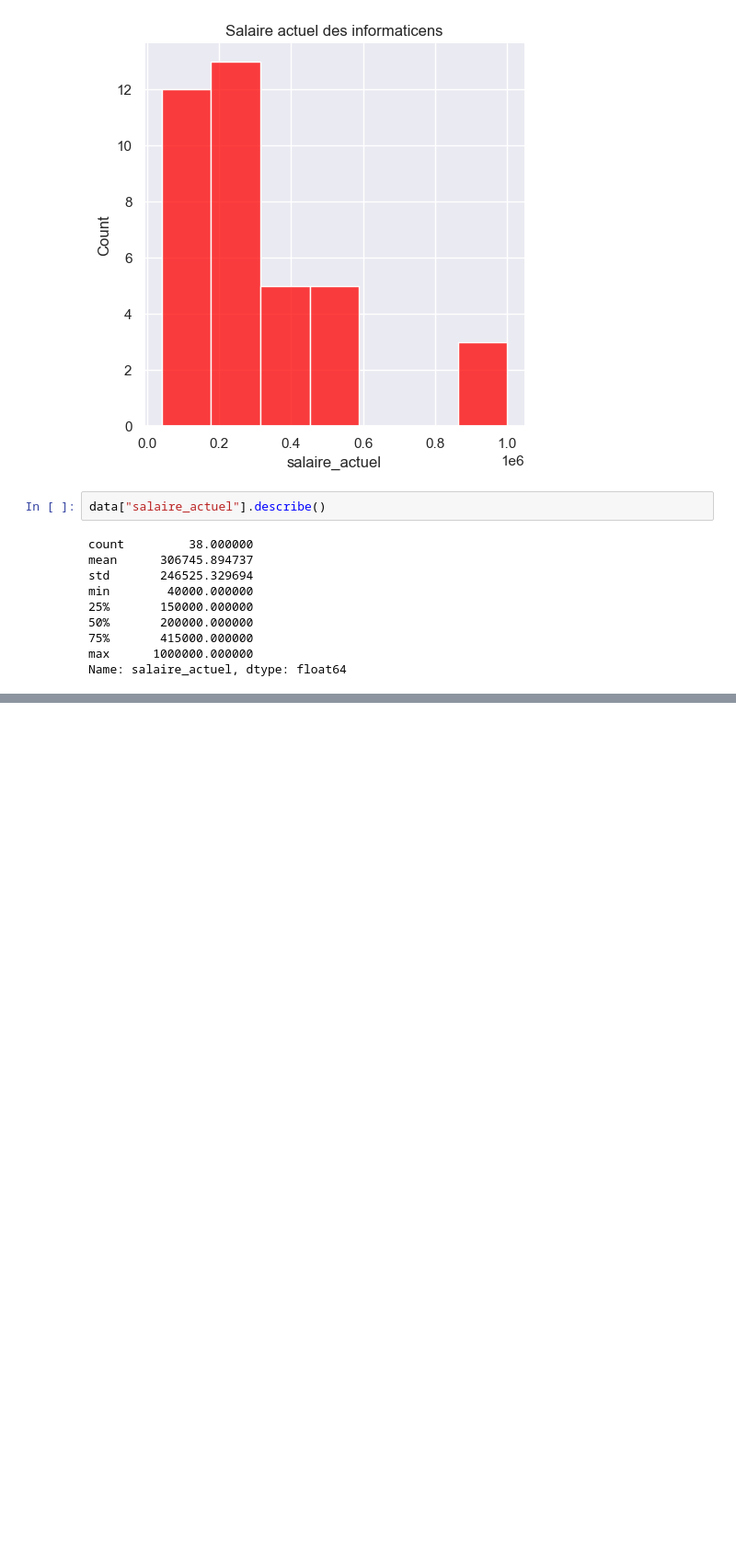
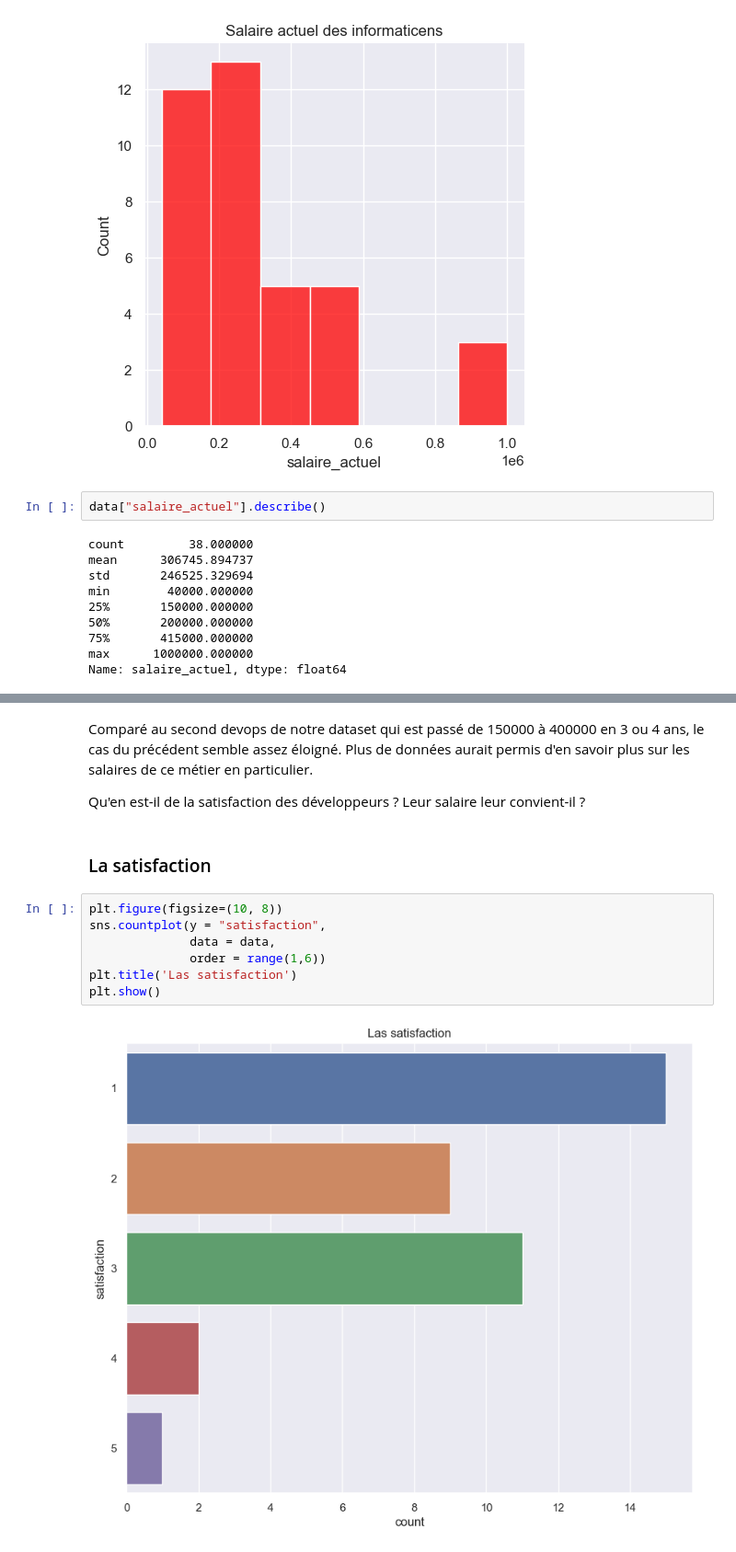
Before and after one commit to Shado2107/Python-machine-learning, a Jupyter notebook: Salary_analysis/salary-analysis.ipynb, the cells around one changed output, grey strips where cells are left out. Shown: that part at 92% size. Cells and saved outputs as stored; diff of their text form; blank space fills up the shorter version.

```diff
--- a/Salary_analysis/salary-analysis.ipynb
+++ b/Salary_analysis/salary-analysis.ipynb
@@ -395,0 +412,15 @@ Name: salaire_actuel, dtype: float64
+# %% [markdown]
+Comparé au second devops de notre dataset qui est passé de 150000 à 400000 en 3 ou 4 ans, le cas du précédent semble assez éloigné. Plus de données aurait permis d'en savoir plus sur les salaires de ce métier en particulier.
+
+Qu'en est-il de la satisfaction des développeurs ? Leur salaire leur convient-il ?
+# %% [markdown]
+### La satisfaction
+# %%
+plt.figure(figsize=(10, 8))
+sns.countplot(y = "satisfaction",
+              data = data,
+              order = range(1,6))
+plt.title('Las satisfaction')
+plt.show()
+# %% [output]
+[figure, added]
```
Also changed, not shown: parts of 14 cells of this notebook.
